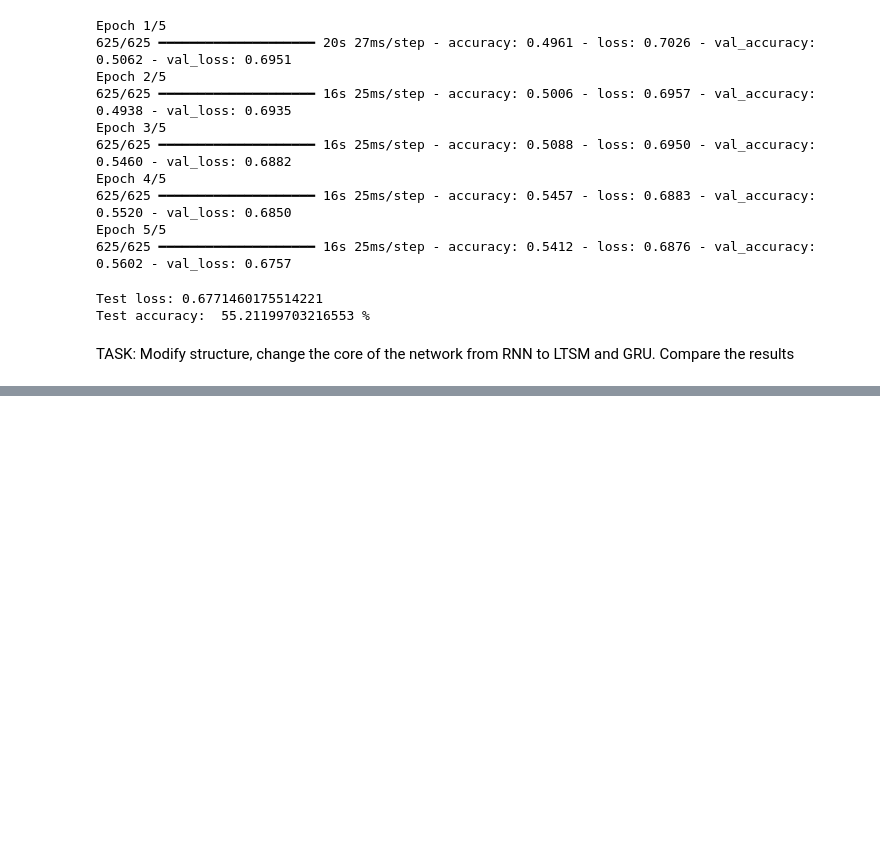
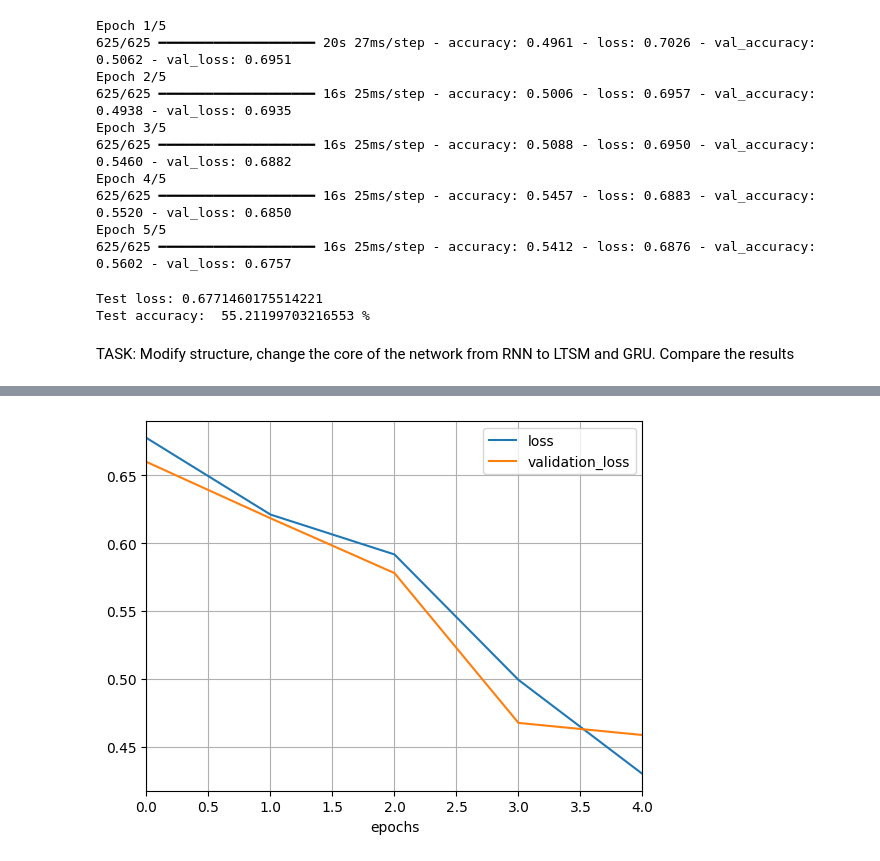
Before and after one commit to andresvidal27/MLF_Labs_Andr-s_Vidal_Mira, a Jupyter notebook: Lab_08/Ex_08.ipynb, the cells around one changed output, grey strips where cells are left out. Cells and saved outputs as stored; diff of their text form; code cells hidden in the pictures; blank space fills up the shorter version.

```diff
--- a/Lab_08/Ex_08.ipynb
+++ b/Lab_08/Ex_08.ipynb
@@ -273,6 +273,8 @@ history_lstm = model_lstm.fit(X_train, y_train, epochs=5, validation_split=0.2)
 # Evaluación
 score_lstm = model_lstm.evaluate(X_test, y_test, verbose=0)
 print(f'Test accuracy LSTM: {score_lstm[1]*100:.2f} %')
+
+plot_function(history_lstm)
 # %% [output]
 Entrenando modelo LSTM...
 Epoch 1/5
@@ -289,3 +291,4 @@ Test accuracy LSTM: 82.63 %
+[figure, added]
 # %%
 # Definición del modelo GRU
 model_gru = Sequential([
```
Also changed, not shown: parts of 2 cells of this notebook.
